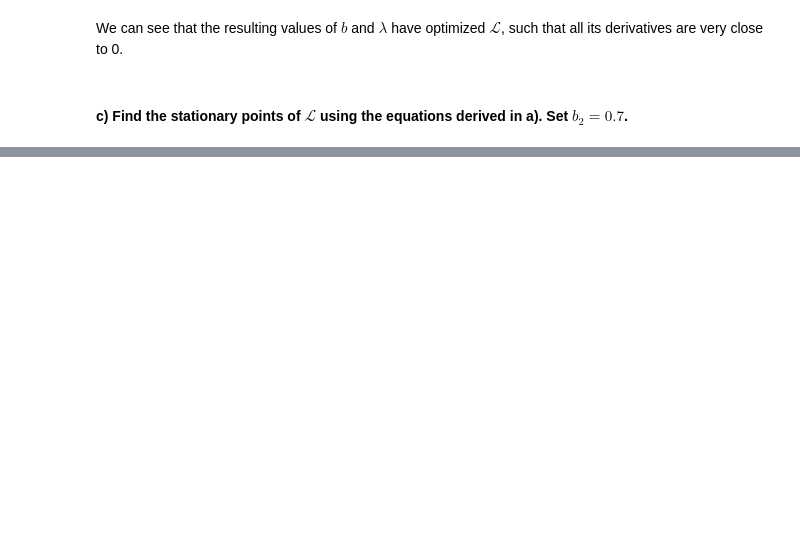
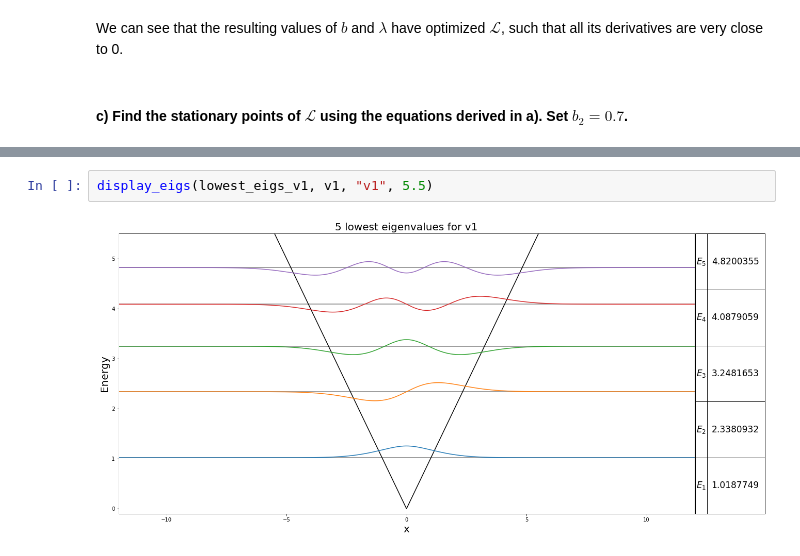
Before and after one commit to jonathanGB/am205, a Jupyter notebook: 5/AM205_HW5.ipynb, the cells around one changed output, grey strips where cells are left out. Drawn from its saved outputs; the diff is of its cells as text; blank space fills up the shorter version.

```diff
--- a/5/AM205_HW5.ipynb
+++ b/5/AM205_HW5.ipynb
@@ -486,0 +661,4 @@ Again, we can see that the resulting values of $b$ and $\lambda$ have optimized
+# %%
+display_eigs(lowest_eigs_v1, v1, "v1", 5.5)
+# %% [output]
+[figure, added]
```
Also changed, not shown: parts of 22 cells of this notebook.
